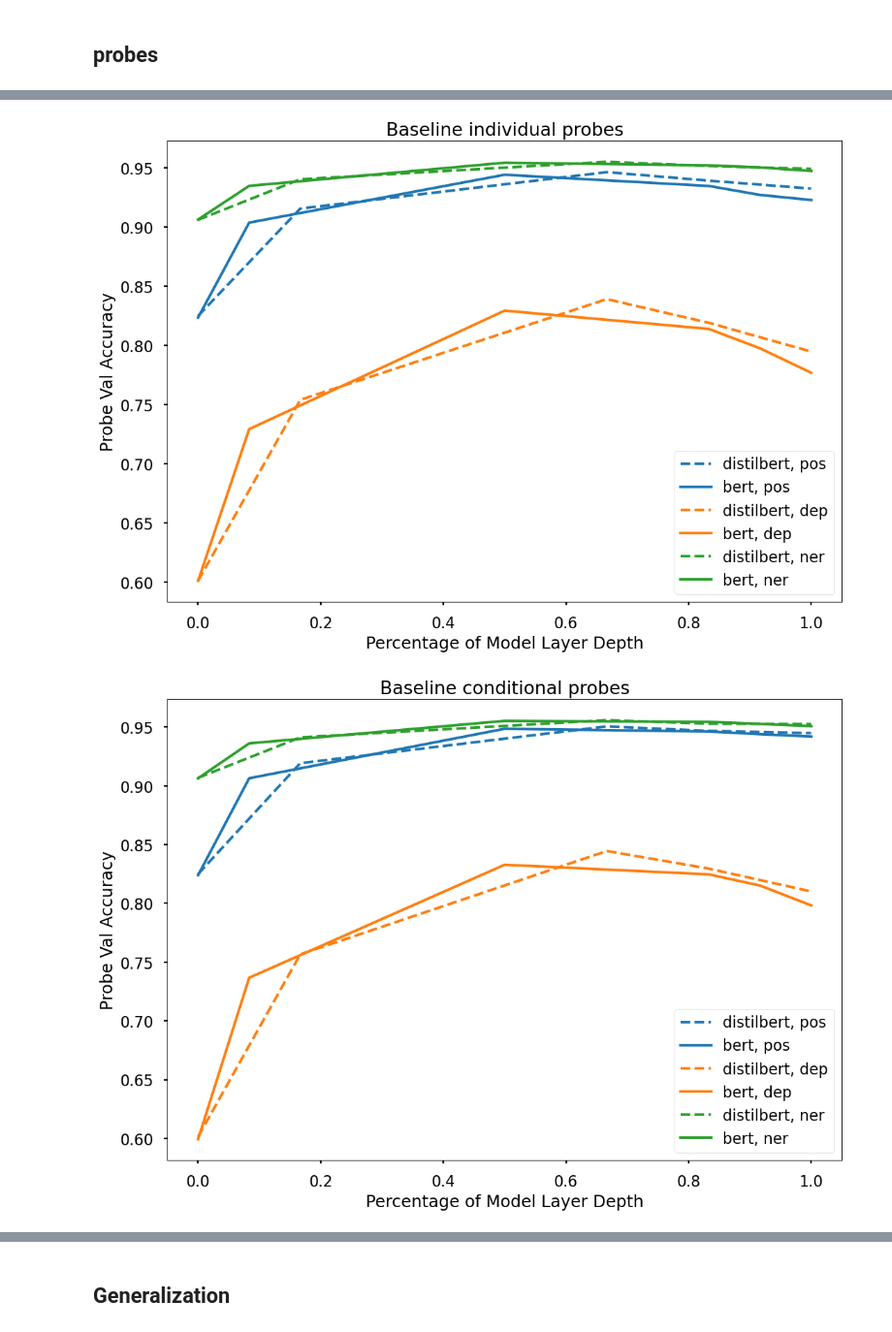
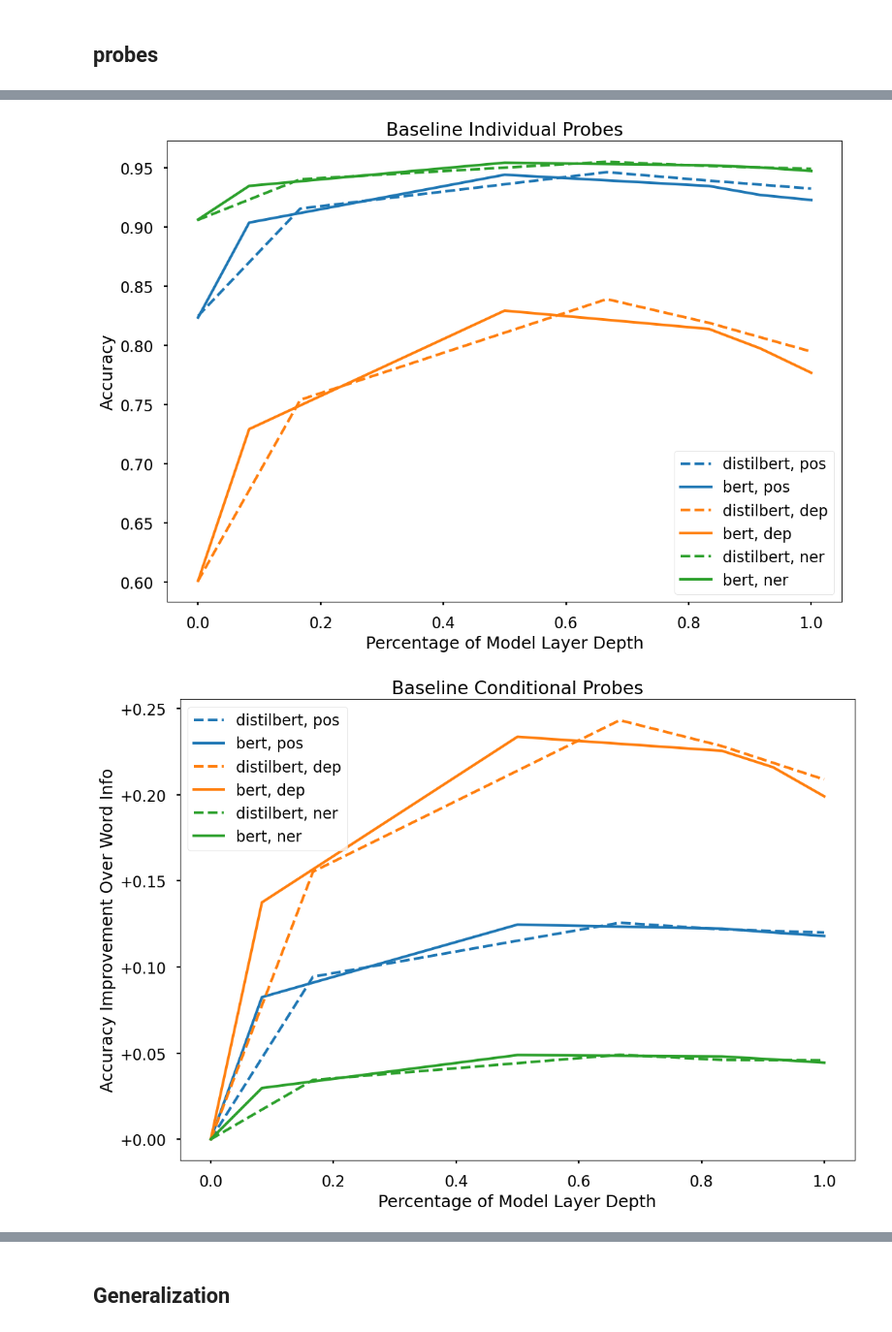
Before and after one commit to zy-f/nlp-distill-probing, a Jupyter notebook: visualization.ipynb, the cells around one changed output, grey strips where cells are left out. Shown at 97% size. Saved outputs shown, nothing was run; the diff lists cells and outputs as text; code cells hidden in the pictures.

```diff
--- a/visualization.ipynb
+++ b/visualization.ipynb
@@ -18,0 +28,19 @@ full_words = {
+# %%
+df = pd.read_csv('data/probe_outputs_old.csv')
+for t in ['pos', 'dep', 'ner']:
+    for ptype in ['indiv', 'cond']:
+        fig, ax = plt.subplots(1)
+        for model in ['distilbert','bert']:
+            layers = b_layers if model == 'bert' else db_layers
+            layer_names = [f'layer{i}' for i in layers]
+            tune_types = ['none', 'mnli']
+            if model == 'distilbert':
+                tune_types += ['mixedmnli']
+            subdf = df[(df['m_arch'] == model) & (df['p_type'] == ptype) & (df['p_task'] == t)]
+            ax.set_title(f"{full_words[ptype]} {full_words[t]} probes")
+            for tt in tune_types:
+                data_slice = subdf[subdf['m_finetune'] == tt][layer_names]
+                layer_pcts = [l / max(layers) for l in layers]
+                ax.plot(layer_pcts, data_slice.values.flatten(), label=f'{model}-{tt}')
+        ax.legend()
+        plt.show()
@@ -19,27 +54,34 @@ full_words = {
 # %%
 df = pd.read_csv('data/probe_outputs.csv')
 for ptype in ['indiv', 'cond']:
     fig, ax = plt.subplots(1)
-    ax.set_title(f"Baseline {full_words[ptype].lower()} probes")
+    ax.set_title(f"Baseline {full_words[ptype]} Probes")
     ax.set_xlabel('Percentage of Model Layer Depth')
-    ax.set_ylabel('Probe Val Accuracy')
+    if ptype == 'cond':
+        ax.set_ylabel('Accuracy Improvement Over Word Info')
+        formatter = matplotlib.ticker.FuncFormatter(lambda x, pos: f"{x:+.2f}")
+        ax.yaxis.set_major_formatter(formatter=formatter)
+    else:
+        ax.set_ylabel('Accuracy')
     for k,t in enumerate(['pos', 'dep', 'ner']):
         for model in ['distilbert', 'bert']:
             layers = b_layers if model == 'bert' else db_layers
             layer_names = [f'layer{i}' for i in layers]
             tune_types = ['none']
             # if model == 'distilbert':
             #     tune_types += ['mixedmnli']
             subdf = df[(df['m_arch'] == model) & (df['p_type'] == ptype) & (df['p_task'] == t)]
             data_slice = subdf[subdf['m_finetune'] == 'none'][layer_names]
+            if ptype == 'cond':
+                data_slice -= data_slice.iloc[0, 0]
             layer_pcts = [l / max(layers) for l in layers]
             ax.plot(layer_pcts, data_slice.values.flatten(), label=f'{model}, {t}', color=COLORS[k], \
                     linestyle='solid' if model == 'bert' else 'dashed')
     ax.legend()
     plt.show()
 # %% [output]
-[figure, old version]
+[figure, new version]
-[figure, old version]
+[figure, new version]
 # %%
 df = pd.read_csv('data/probe_outputs.csv')
 df_old = pd.read_csv('data/probe_outputs_old.csv')
```
Also changed, not shown: parts of 4 cells of this notebook.
